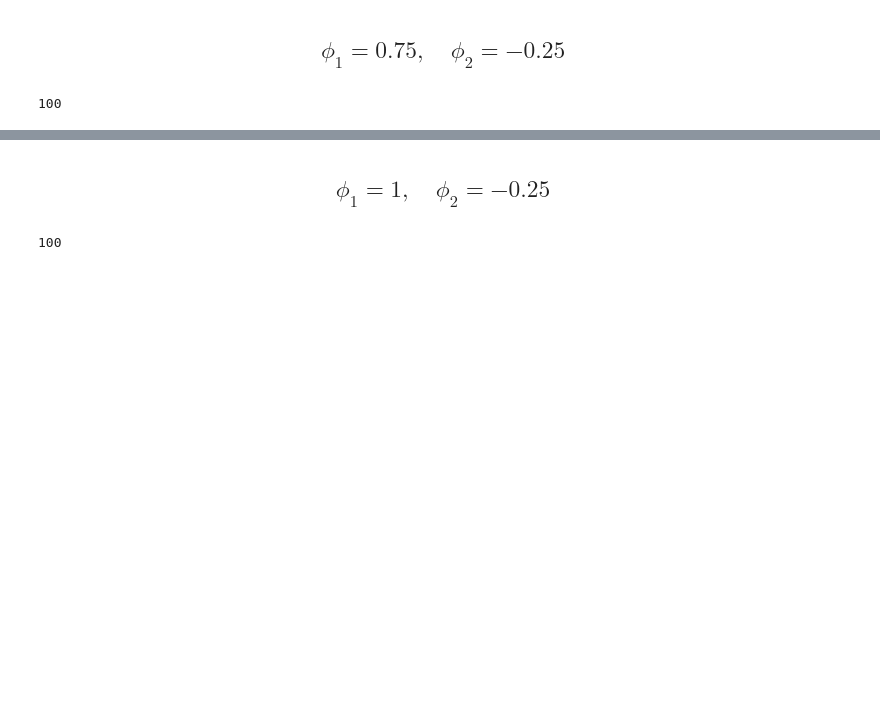
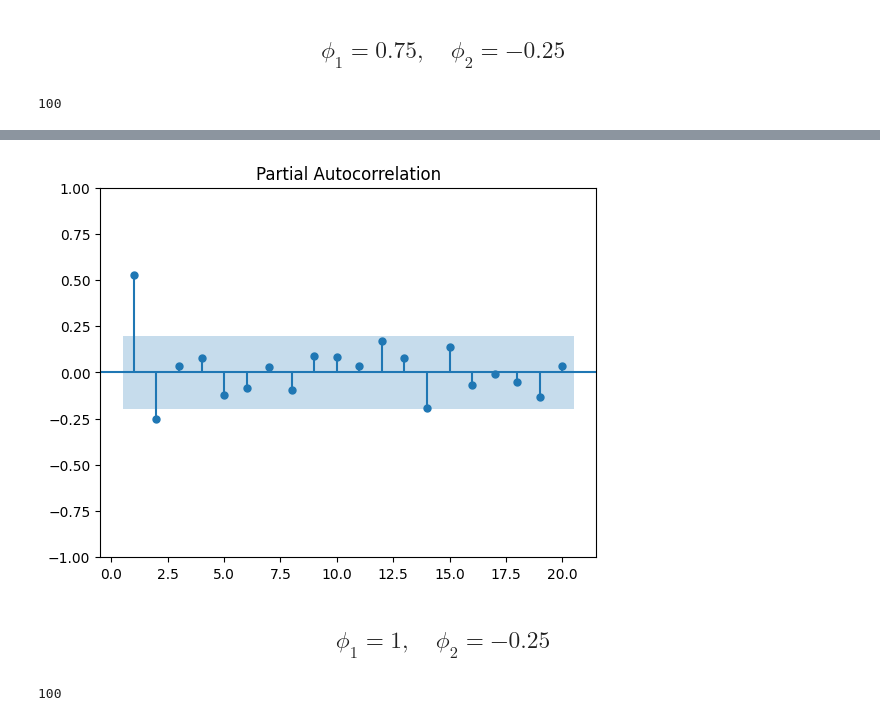
Before and after one commit to haniyathul/Praktikum-Analisis-Deret-Waktu, a Jupyter notebook: Tugas_Kelompok_Minggu_3.ipynb, the cells around one changed output, grey strips where cells are left out. Cells and saved outputs as stored; diff of their text form; code cells hidden in the pictures; blank space fills up the shorter version.

```diff
--- a/Tugas_Kelompok_Minggu_3.ipynb
+++ b/Tugas_Kelompok_Minggu_3.ipynb
@@ -898,3 +903,8 @@ plt.show()
+# %%
+plot_pacf(np.array(ar2_2), zero=False)
+plt.show()
+# %% [output]
+[figure, added]
 # %% [markdown]
 ## $$\phi_1 = 1,\quad \phi_2 = -0.25$$
 # %%
```
Also changed, not shown: parts of 15 cells of this notebook.
